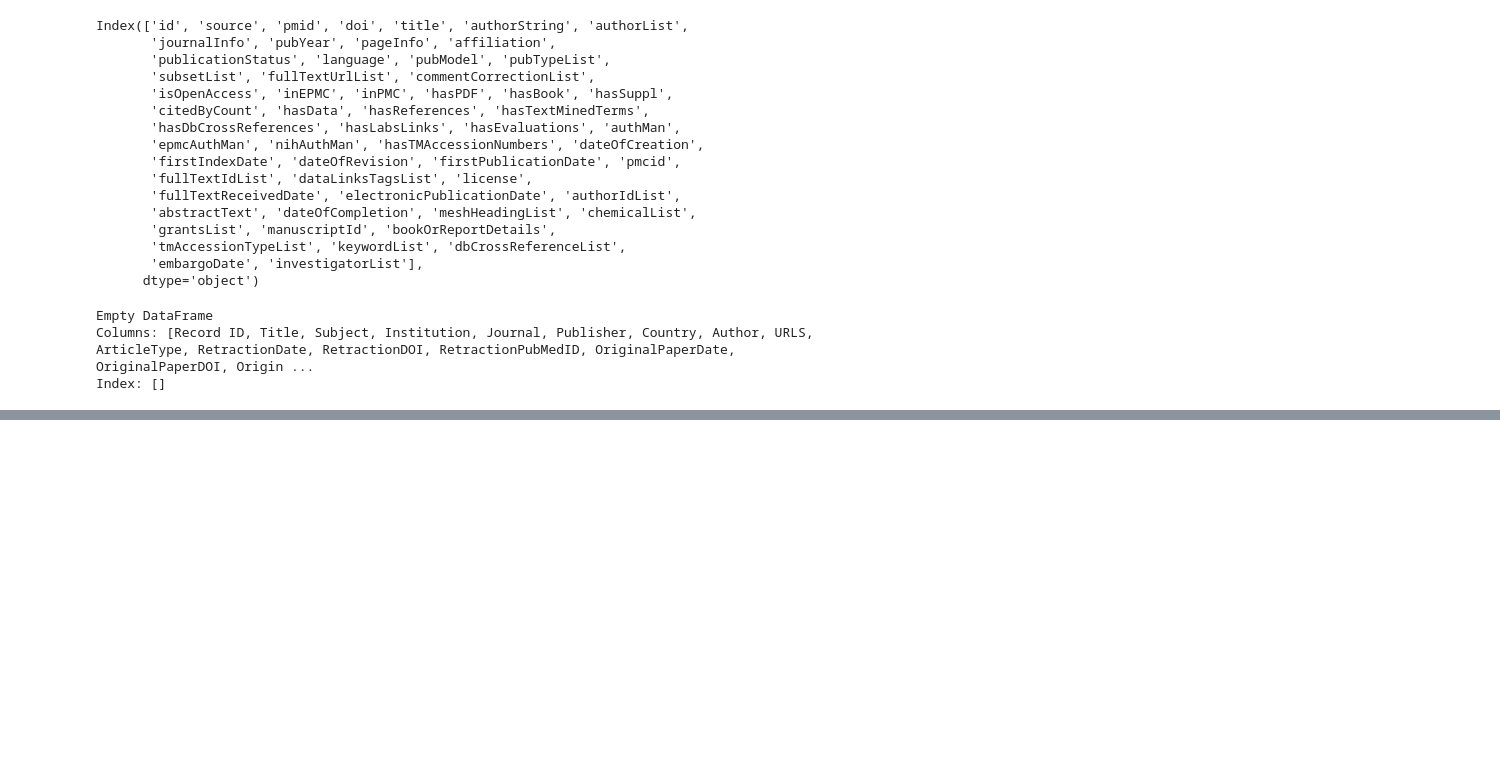
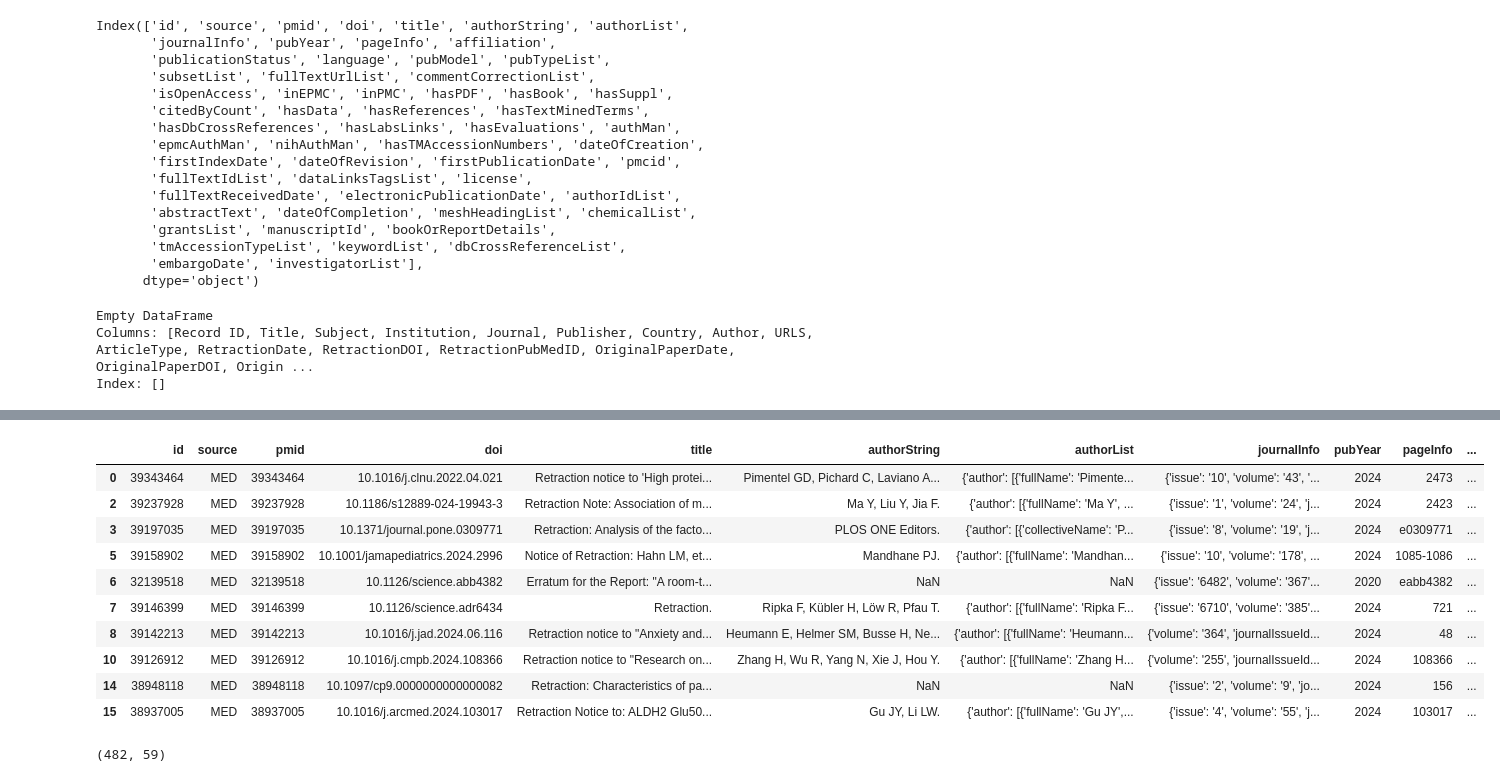
Before and after one commit to Ayushshah1601/ProgrammingErrorsScientifcPapers, a Jupyter notebook: ElleOBrien.ipynb, the cells around one changed output, grey strips where cells are left out. Saved outputs shown, nothing was run; the diff lists cells and outputs as text; code cells hidden in the pictures; blank space fills up the shorter version.

```diff
--- a/ElleOBrien.ipynb
+++ b/ElleOBrien.ipynb
@@ -219,0 +450,21 @@ Index: []
+# %%
+import pandas as pd
+import os
+
+# Assuming `metadata_df` is already loaded
+
+# Step 1: Get all files in the current directory
+existing_files = os.listdir('.')
+
+# Step 2: Filter files that start with "retraction_" and extract the numbers
+retraction_numbers = [
+    int(file.split('_')[1].split('.')[0])  # Extract the number after "retraction_"
+    for file in existing_files
+    if file.startswith("retraction_") and file.split('_')[1].split('.')[0].isdigit()
+]
+
+# Step 3: Create a new DataFrame excluding rows where the index is in `retraction_numbers`
+metadata_download_remaining = metadata_df.drop(retraction_numbers)
+
+# Display the new DataFrame to verify
+metadata_download_remaining.head()
@@ -219,0 +577,21 @@ Index: []
+# %%
+import pandas as pd
+import os
+
+# Assuming `metadata_download_remaining` is already loaded from the previous steps
+
+# Step 1: Get all files in the "BSIteration1" folder
+bs_iteration1_files = os.listdir('BSIteration1')
+
+# Step 2: Filter files that start with "retraction_" and extract the numbers
+retraction_numbers = [
+    int(file.split('_')[1].split('.')[0])  # Extract the number after "retraction_"
+    for file in bs_iteration1_files
+    if file.startswith("retraction_") and file.split('_')[1].split('.')[0].isdigit()
+]
+
+# Step 3: Create a new DataFrame excluding rows where the index is in `retraction_numbers`
+metadata_download_remaining_iteration2 = metadata_download_remaining.drop(retraction_numbers)
+
+# Display the new DataFrame to verify
+metadata_download_remaining_iteration2.head()
@@ -219,0 +605,18 @@ Index: []
+# %%
+metadata_download_remaining_iteration2.head(10)
+# %% [output]
+|  | id | source | pmid | doi | title | authorString | authorList | journalInfo | pubYear | pageInfo | ... |
+| 0 | 39343464 | MED | 39343464 | 10.1016/j.clnu.2022.04.021 | Retraction notice to 'High protei... | Pimentel GD, Pichard C, Laviano A... | {'author': [{'fullName': 'Pimente... | {'issue': '10', 'volume': '43', '... | 2024 | 2473 | ... |
+| 2 | 39237928 | MED | 39237928 | 10.1186/s12889-024-19943-3 | Retraction Note: Association of m... | Ma Y, Liu Y, Jia F. | {'author': [{'fullName': 'Ma Y', ... | {'issue': '1', 'volume': '24', 'j... | 2024 | 2423 | ... |
+| 3 | 39197035 | MED | 39197035 | 10.1371/journal.pone.0309771 | Retraction: Analysis of the facto... | PLOS ONE Editors. | {'author': [{'collectiveName': 'P... | {'issue': '8', 'volume': '19', 'j... | 2024 | e0309771 | ... |
+| 5 | 39158902 | MED | 39158902 | 10.1001/jamapediatrics.2024.2996 | Notice of Retraction: Hahn LM, et... | Mandhane PJ. | {'author': [{'fullName': 'Mandhan... | {'issue': '10', 'volume': '178', ... | 2024 | 1085-1086 | ... |
+| 6 | 32139518 | MED | 32139518 | 10.1126/science.abb4382 | Erratum for the Report: "A room-t... | NaN | NaN | {'issue': '6482', 'volume': '367'... | 2020 | eabb4382 | ... |
+| 7 | 39146399 | MED | 39146399 | 10.1126/science.adr6434 | Retraction. | Ripka F, Kübler H, Löw R, Pfau T. | {'author': [{'fullName': 'Ripka F... | {'issue': '6710', 'volume': '385'... | 2024 | 721 | ... |
+| 8 | 39142213 | MED | 39142213 | 10.1016/j.jad.2024.06.116 | Retraction notice to "Anxiety and... | Heumann E, Helmer SM, Busse H, Ne... | {'author': [{'fullName': 'Heumann... | {'volume': '364', 'journalIssueId... | 2024 | 48 | ... |
+| 10 | 39126912 | MED | 39126912 | 10.1016/j.cmpb.2024.108366 | Retraction notice to "Research on... | Zhang H, Wu R, Yang N, Xie J, Hou Y. | {'author': [{'fullName': 'Zhang H... | {'volume': '255', 'journalIssueId... | 2024 | 108366 | ... |
+| 14 | 38948118 | MED | 38948118 | 10.1097/cp9.0000000000000082 | Retraction: Characteristics of pa... | NaN | NaN | {'issue': '2', 'volume': '9', 'jo... | 2024 | 156 | ... |
+| 15 | 38937005 | MED | 38937005 | 10.1016/j.arcmed.2024.103017 | Retraction Notice to: ALDH2 Glu50... | Gu JY, Li LW. | {'author': [{'fullName': 'Gu JY',... | {'issue': '4', 'volume': '55', 'j... | 2024 | 103017 | ... |
+# %%
+metadata_download_remaining_iteration2.shape
+# %% [output]
+(482, 59)
```
Also changed, not shown: parts of 26 cells of this notebook, 14 other files.
